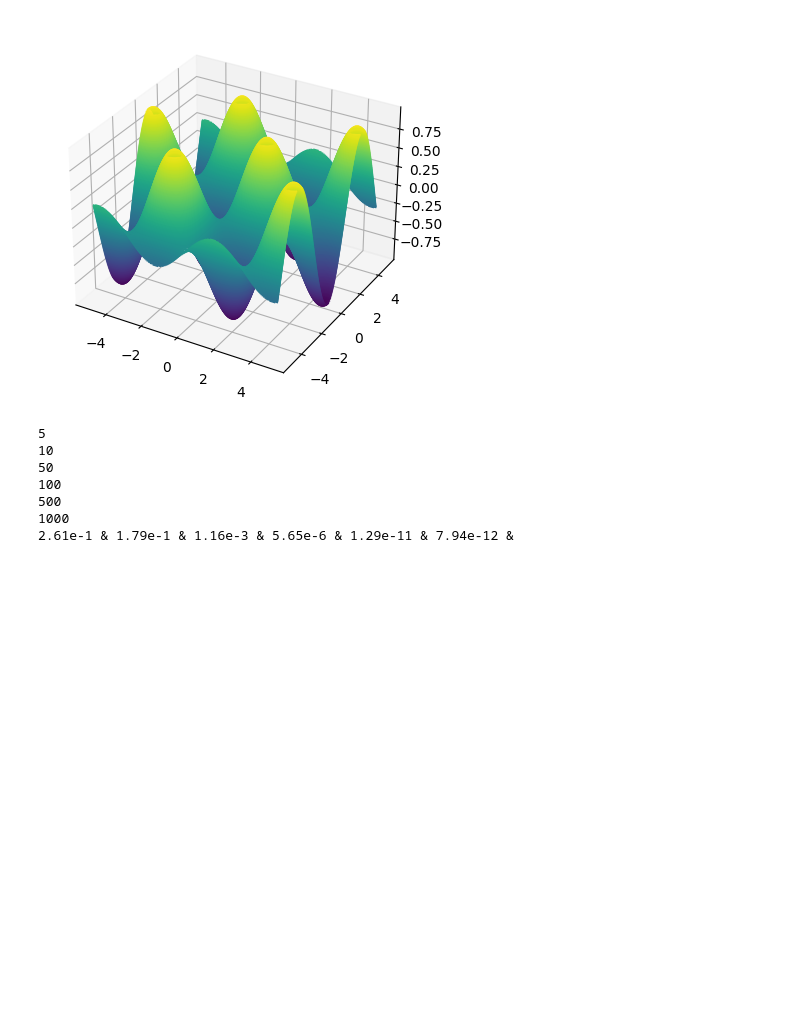
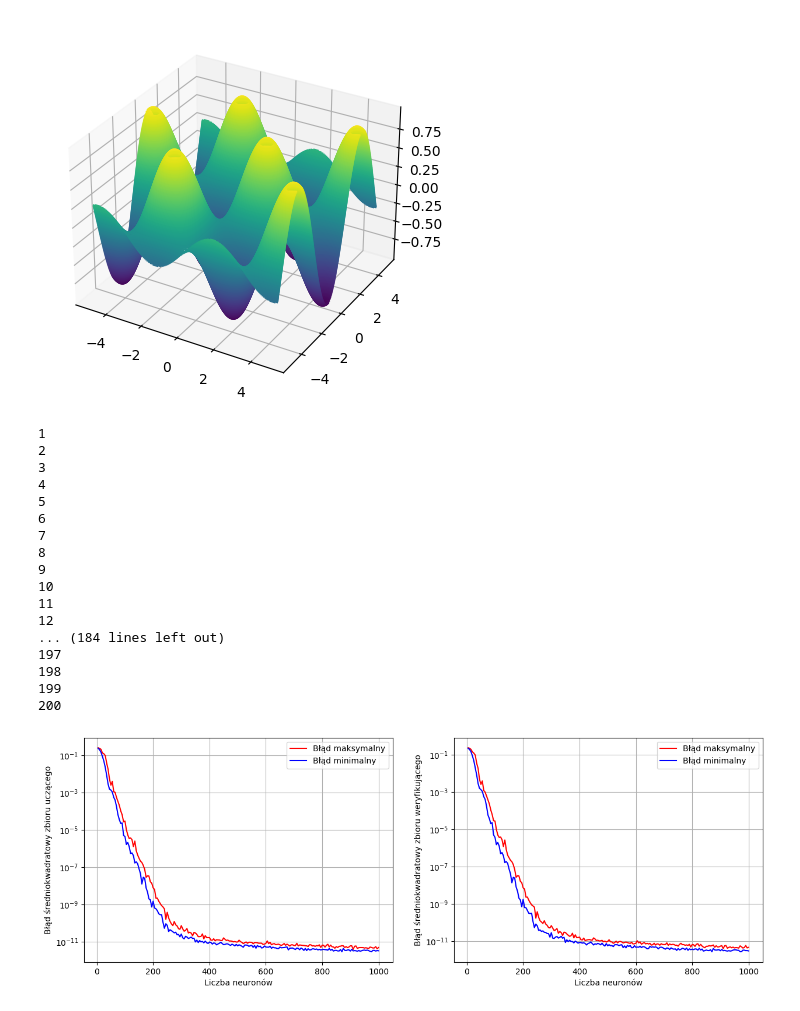
Before and after one commit to pochlebiacz/Analytical-neural-network-learning-algorithms, a Jupyter notebook: R2/5-Pruning ELM.ipynb, the cells around one changed output. Drawn from its saved outputs; the diff is of its cells as text; code cells hidden in the pictures; blank space fills up the shorter version.

```diff
--- a/R2/5-Pruning ELM.ipynb
+++ b/R2/5-Pruning ELM.ipynb
@@ -78,67 +78,74 @@ def prune(model, loader):
 # W2 = torch.linalg.pinv(H) @ T.reshape(1, -1, 1)
 # model.fc2.bias.data, model.fc2.weight.data = W2[0][0], W2[0][1:].T
 # %%
-# fig, ax = plt.subplots(1, 2, figsize=(15, 5))
+fig, ax = plt.subplots(1, 2, figsize=(15, 5))
 max_train_error = []
 min_train_error = []
 max_test_error = []
 min_test_error = []
 num_neurons = 200
-a = [5, 10, 50, 100, 500, 1000]
-for j in a:
+for j in range(1, num_neurons+1):
     print(j)
     train_error = []
     test_error = []
     for i in range(8):
-        model = ELM(2, j, 1).to(device)
+        model = ELM(2, 5*j, 1).to(device)
         V = activation(model.fc1.bias.data.reshape(-1, 1) + model.fc1.weight.data @ trainset[:][0].T.to(device))
         H = torch.concatenate([torch.ones(1, len(trainset)).to(device), V.to(device)], dim=0).T
         T = trainset[:][1].reshape(1, -1).T.to(device)
         W2 = torch.linalg.pinv(H) @ T.reshape(1, -1, 1)
         # P = torch.linalg.inv(H.T @ H + 1e-3*torch.eye(H.shape[1]))
         # W2 = P @ H.T @ T.reshape(1, -1, 1)
         model.fc2.bias.data, model.fc2.weight.data = W2[0][0], W2[0][1:].T
-        for _ in range(max(int(j*0.02), 1)):
+        for _ in range(max(int(5*j*0.01), 1)):
             model = prune(model, testloader).to(device)
         V = activation(model.fc1.bias.data.reshape(-1, 1) + model.fc1.weight.data @ trainset[:][0].T.to(device))
         H = torch.concatenate([torch.ones(1, len(trainset)).to(device), V.to(device)], dim=0).T
         T = trainset[:][1].reshape(1, -1).T.to(device)
         W2 = torch.linalg.pinv(H) @ T.reshape(1, -1, 1)
         # P = torch.linalg.inv(H.T @ H + 1e-3*torch.eye(H.shape[1]))
         # W2 = P @ H.T @ T.reshape(1, -1, 1)
         model.fc2.bias.data, model.fc2.weight.data = W2[0][0], W2[0][1:].T
         train_error.append((model(trainset[:][0].clone().detach().reshape(-1, 2).to(device))-trainset[:][1].reshape(-1, 1).to(device)).reshape(-1).pow(2).mean())
         test_error.append((model(testset[:][0].clone().detach().reshape(-1, 2).to(device))-testset[:][1].reshape(-1, 1).to(device)).reshape(-1).pow(2).mean())
     max_train_error.append(max(train_error).item())
     min_train_error.append(min(train_error).item())
     max_test_error.append(max(test_error).item())
     min_test_error.append(min(test_error).item())
-# ax[0].plot([5*i+5 for i in range(num_neurons)], max_train_error, 'r', label='Błąd maksymalny')
-# ax[0].plot([5*i+5 for i in range(num_neurons)], min_train_error, 'b', label='Błąd minimalny')
-# ax[0].set_ylabel('Błąd średniokwadratowy zbioru uczącego')
-# ax[0].set_xlabel('Liczba neuronów')
-# ax[0].set_yscale('log')
-# ax[0].grid()
-# ax[0].legend(loc='upper right')
-# ax[1].plot([5*i+5 for i in range(num_neurons)], max_test_error, 'r', label='Błąd maksymalny')
-# ax[1].plot([5*i+5 for i in range(num_neurons)], min_test_error, 'b', label='Błąd minimalny')
-# ax[1].set_ylabel('Błąd średniokwadratowy zbioru weryfikującego')
-# ax[1].set_xlabel('Liczba neuronów')
-# ax[1].set_yscale('log')
-# ax[1].grid()
-# ax[1].legend(loc='upper right')
-# plt.show()
-from decimal import Decimal
-for i in min_test_error:
-    print(f'{Decimal(i):.2e}', end=' & ')
+ax[0].plot([5*i+5 for i in range(num_neurons)], max_train_error, 'r', label='Błąd maksymalny')
+ax[0].plot([5*i+5 for i in range(num_neurons)], min_train_error, 'b', label='Błąd minimalny')
+ax[0].set_ylabel('Błąd średniokwadratowy zbioru uczącego')
+ax[0].set_xlabel('Liczba neuronów')
+ax[0].set_yscale('log')
+ax[0].grid()
+ax[0].legend(loc='upper right')
+ax[1].plot([5*i+5 for i in range(num_neurons)], max_test_error, 'r', label='Błąd maksymalny')
+ax[1].plot([5*i+5 for i in range(num_neurons)], min_test_error, 'b', label='Błąd minimalny')
+ax[1].set_ylabel('Błąd średniokwadratowy zbioru weryfikującego')
+ax[1].set_xlabel('Liczba neuronów')
+ax[1].set_yscale('log')
+ax[1].grid()
+ax[1].legend(loc='upper right')
+plt.show()
 # %% [output]
+1
+2
+3
+4
 5
+6
+7
+8
+9
 10
-50
-100
-500
-1000
-2.61e-1 & 1.79e-1 & 1.16e-3 & 5.65e-6 & 1.29e-11 & 7.94e-12 &
+11
+12
+... (184 lines left out)
+197
+198
+199
+200
+[figure, added]
 # %%
 print(f'Train error: {(model(trainset[:][0].clone().detach().reshape(-1, 2).to(device))-trainset[:][1].reshape(-1, 1).to(device)).reshape(-1).pow(2).mean()}')
 print(f'Test error: {(model(testset[:][0].clone().detach().reshape(-1, 2).to(device))-testset[:][1].reshape(-1, 1).to(device)).reshape(-1).pow(2).mean()}')
```
Also changed, not shown: parts of 2 cells of this notebook, 2 other files.
